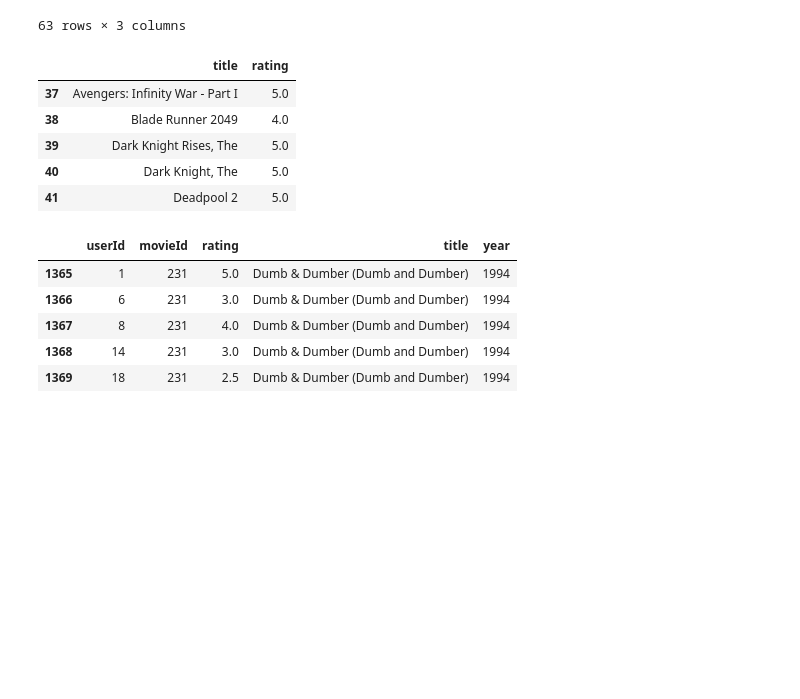
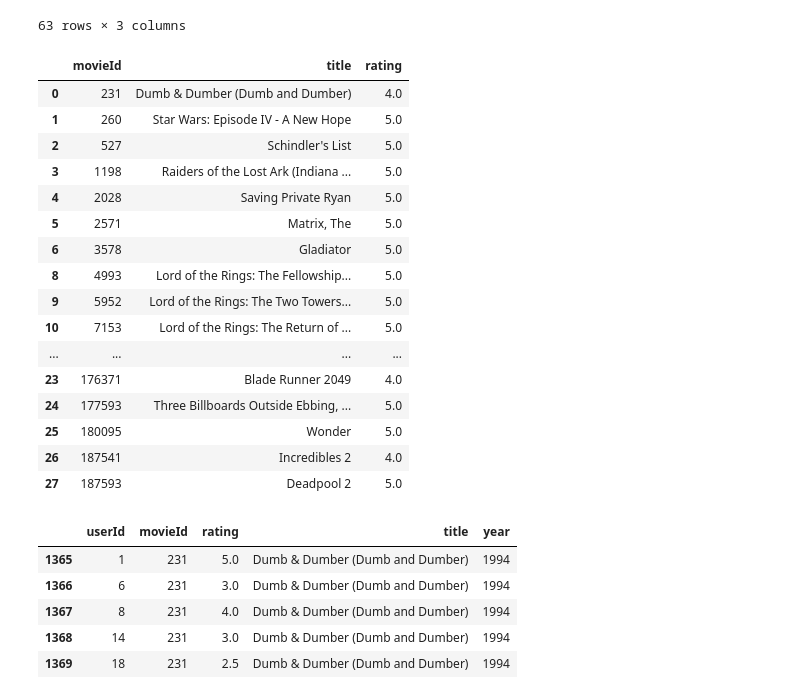
Before and after one commit to datagseoane/Movie-Recommendation-System, a Jupyter notebook: Recommendation System Algorithm.ipynb, the cells around one changed output. Cells and saved outputs as stored; diff of their text form; code cells hidden in the pictures; blank space fills up the shorter version.

```diff
--- a/Recommendation System Algorithm.ipynb
+++ b/Recommendation System Algorithm.ipynb
@@ -322,14 +322,25 @@ netflix
 netflix = netflix[netflix['Profile'] == '25']
 netflix = netflix.drop(['Profile'], axis=1)
 # %%
-netflix.head()
+netflix
 # %% [output]
-|  | title | rating |
-| 37 | Avengers: Infinity War - Part I | 5.0 |
-| 38 | Blade Runner 2049 | 4.0 |
-| 39 | Dark Knight Rises, The | 5.0 |
-| 40 | Dark Knight, The | 5.0 |
-| 41 | Deadpool 2 | 5.0 |
+|  | movieId | title | rating |
+| 0 | 231 | Dumb & Dumber (Dumb and Dumber) | 4.0 |
+| 1 | 260 | Star Wars: Episode IV - A New Hope | 5.0 |
+| 2 | 527 | Schindler's List | 5.0 |
+| 3 | 1198 | Raiders of the Lost Ark (Indiana ... | 5.0 |
+| 4 | 2028 | Saving Private Ryan | 5.0 |
+| 5 | 2571 | Matrix, The | 5.0 |
+| 6 | 3578 | Gladiator | 5.0 |
+| 8 | 4993 | Lord of the Rings: The Fellowship... | 5.0 |
+| 9 | 5952 | Lord of the Rings: The Two Towers... | 5.0 |
+| 10 | 7153 | Lord of the Rings: The Return of ... | 5.0 |
+| ... | ... | ... | ... |
+| 23 | 176371 | Blade Runner 2049 | 4.0 |
+| 24 | 177593 | Three Billboards Outside Ebbing, ... | 5.0 |
+| 25 | 180095 | Wonder | 5.0 |
+| 26 | 187541 | Incredibles 2 | 4.0 |
+| 27 | 187593 | Deadpool 2 | 5.0 |
 # %%
 inputId = movies_df[movies_df['title'].isin(netflix['title'].tolist())]
 netflix = pd.merge(inputId, netflix)
```
Also changed, not shown: parts of 4 cells of this notebook.
